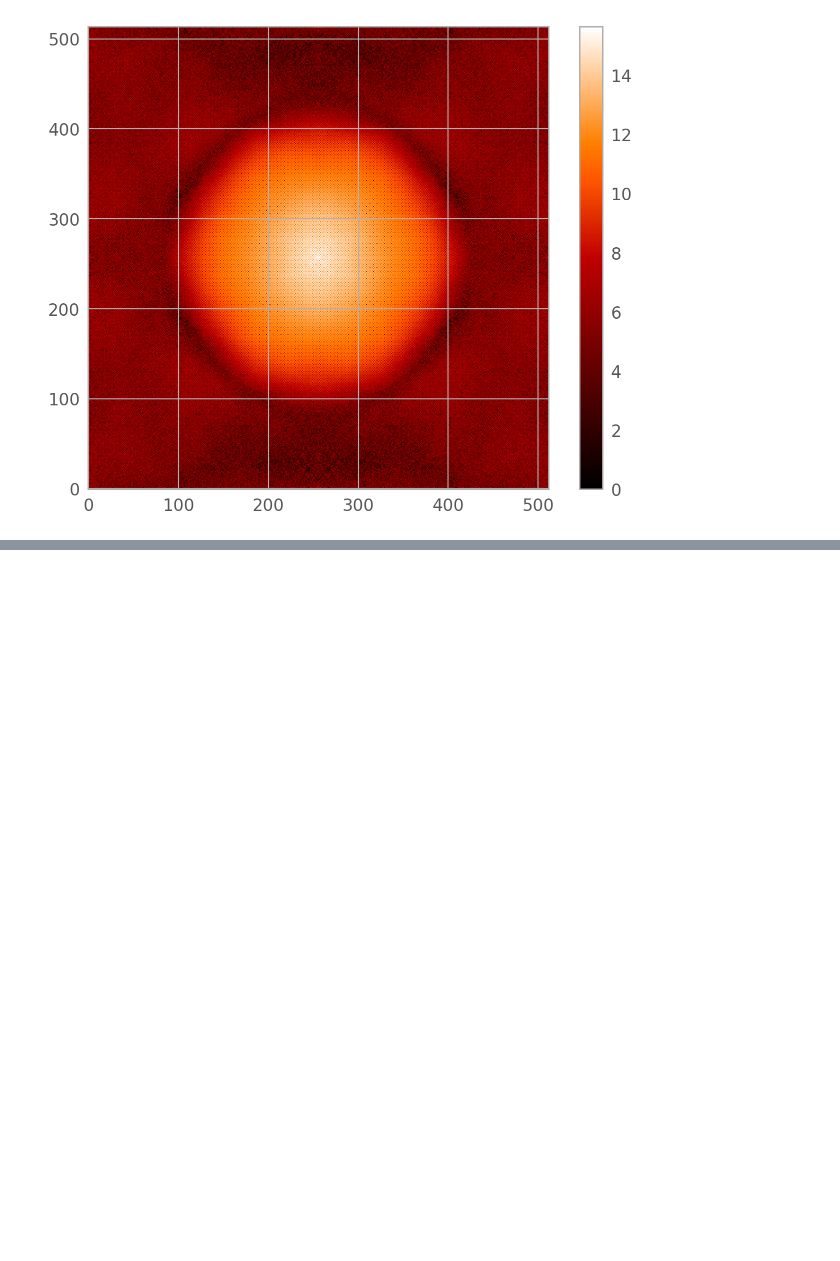
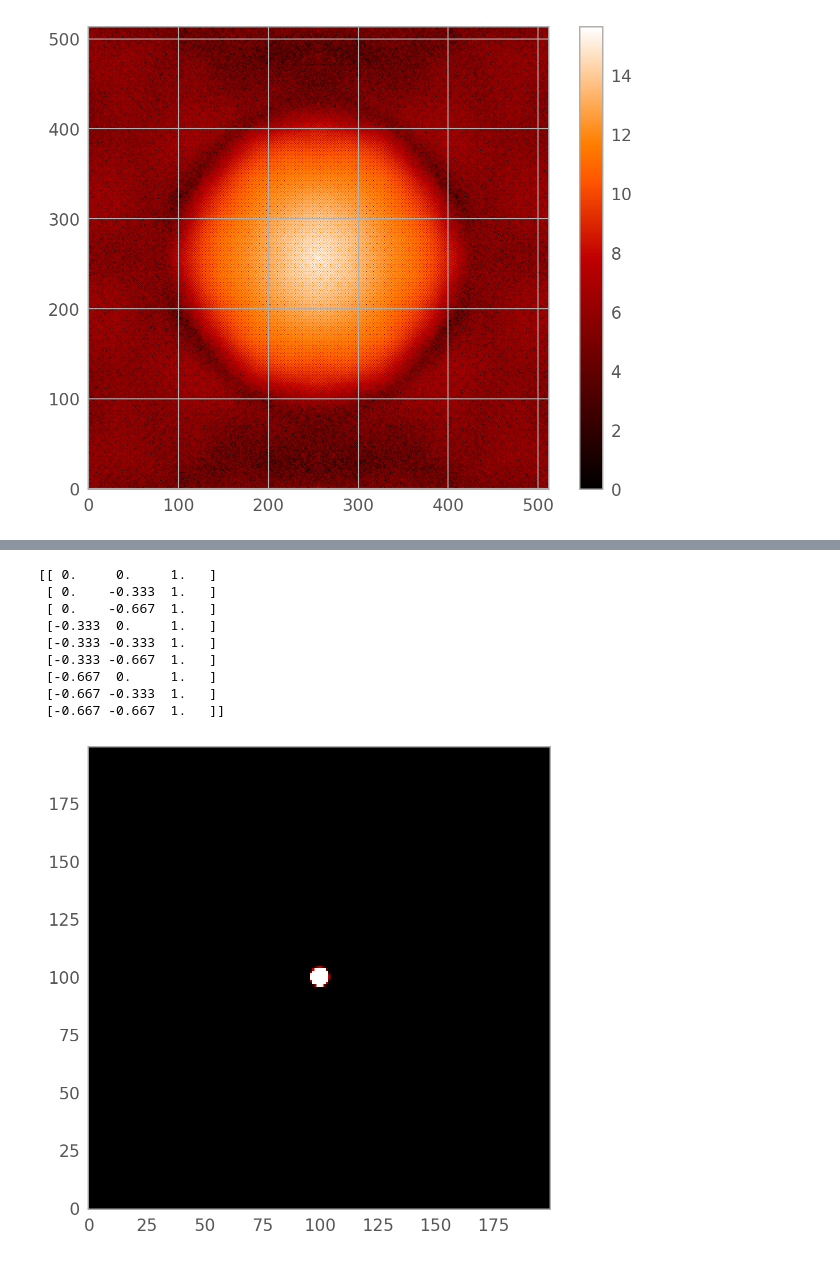
Before and after one commit to Chisen-Lupus/proper-dither, a Jupyter notebook: docs/2-coadd-using-updated-code.ipynb, the cells around one changed output, grey strips where cells are left out. Drawn from its saved outputs; the diff is of its cells as text; code cells hidden in the pictures; blank space fills up the shorter version.

Commit message:
save work for Gaussian coaddition test in docs/2

```diff
--- a/docs/2-coadd-using-updated-code.ipynb
+++ b/docs/2-coadd-using-updated-code.ipynb
@@ -312,3 +314,22 @@ plt.show()
 [figure]
 # %%
 # TODO: apply wiener filter to eliminate spikes
+# %%
+import numpy as np
+from scipy.ndimage import gaussian_filter, convolve
+
+# Step 1: Generate a Gaussian array
+def generate_gaussian_array(size, mean, std_dev):
+    x = np.linspace(-size // 2, size // 2, size)
+    y = np.linspace(-size // 2, size // 2, size)
+    x, y = np.meshgrid(x, y)
+    gaussian_array = (1 / (2 * np.pi * std_dev**2)) * np.exp(-((x - mean)**2 + (y - mean)**2) / (2 * std_dev**2))
+    return gaussian_array
+
+
+def convolve_with_stride(data, kernel, stride, xoffset, yoffset):
+    # Convolve the data with the kernel
+    convolved = convolve(data, kernel, mode='constant', cval=0.0)
+
+    # Downsample the result using the specified stride
+    return convolved[xoffset::stride, yoffset::stride]
@@ -314,0 +375,44 @@ plt.show()
+# %%
+from dither.wrapper import NR_FREQ, NC_FREQ
+NSUB = 2
+
+
+used_indices = [0, 1, 2, 3, 4, 5, 6, 7, 8]
+
+# [y, x, wt]
+offsets = np.hstack((offsets_gauss[used_indices, 1:2],
+                     offsets_gauss[used_indices, 0:1],
+                     [[1]]*len(used_indices)))
+offsets[1, 1]+=0
+print(offsets)
+
+Atotal = np.zeros((NC_FREQ, NR_FREQ))
+for i, j in enumerate(used_indices):
+    data = images[j]
+    nx, ny = data.shape
+    data_large = np.zeros((NC_FREQ, NR_FREQ))
+    data_large[:nx*NSUB:NSUB, :ny*NSUB:NSUB] = data
+    A = updated.real2dfft_forward(data_large)
+    n = i + 1
+    Aphased = updated.phase_shift(A, offsets, n, verbose=False)
+    Atotal += Aphased
+
+f = updated.real2dfft_backward(Atotal)
+
+nx, ny = images[0].shape
+nx_large = nx*NSUB
+ny_large = ny*NSUB
+plt.imshow(f[:nx_large, :ny_large], vmin=0, vmax=0.001)
+plt.grid(False)
+plt.show()
+# %% [output]
+[[ 0.     0.     1.   ]
+ [ 0.    -0.333  1.   ]
+ [ 0.    -0.667  1.   ]
+ [-0.333  0.     1.   ]
+ [-0.333 -0.333  1.   ]
+ [-0.333 -0.667  1.   ]
+ [-0.667  0.     1.   ]
+ [-0.667 -0.333  1.   ]
+ [-0.667 -0.667  1.   ]]
+[figure, added]
```
Also changed, not shown: parts of 3 cells of this notebook.
